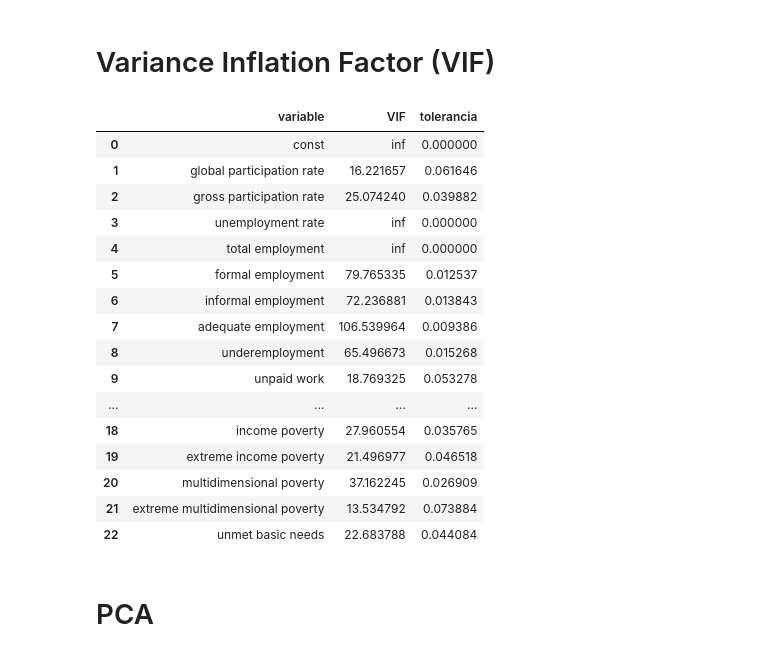
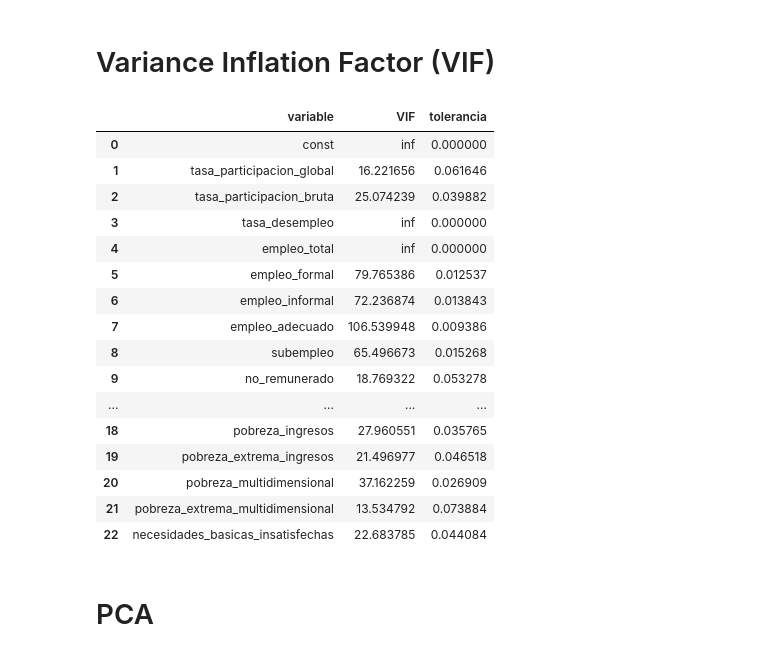
Before and after one commit to daniblinzan/CIENCIA-DE-DATOS, a Jupyter notebook: enemdu_icm_ingles.ipynb, the cells around one changed output. Drawn from its saved outputs; the diff is of its cells as text; code cells hidden in the pictures.

```diff
--- a/enemdu_icm_ingles.ipynb
+++ b/enemdu_icm_ingles.ipynb
@@ -241,37 +309,37 @@ chart
 # %% [markdown]
 # Variance Inflation Factor (VIF)
 # %%
-exclude_cols = ['p year', 'p city', 'province', 'canton', 'parish']
+exclude_cols = ['p_anio', 'p_ciudad', 'provincia', 'canton', 'parroquia']
 X = df.drop(columns=exclude_cols).copy()
 X = X.apply(pd.to_numeric, errors='coerce').dropna()
 
 X_const = sm.add_constant(X)
 
 vif_df = pd.DataFrame({
     'variable': X_const.columns,
     'VIF': [variance_inflation_factor(X_const.values, i) for i in range(X_const.shape[1])]
 })
 
 vif_df['tolerancia'] = 1 / vif_df['VIF']
 vif_df
 # %% [output]
 |  | variable | VIF | tolerancia |
 | 0 | const | inf | 0.000000 |
-| 1 | global participation rate | 16.221657 | 0.061646 |
-| 2 | gross participation rate | 25.074240 | 0.039882 |
-| 3 | unemployment rate | inf | 0.000000 |
-| 4 | total employment | inf | 0.000000 |
-| 5 | formal employment | 79.765335 | 0.012537 |
-| 6 | informal employment | 72.236881 | 0.013843 |
-| 7 | adequate employment | 106.539964 | 0.009386 |
-| 8 | underemployment | 65.496673 | 0.015268 |
-| 9 | unpaid work | 18.769325 | 0.053278 |
+| 1 | tasa_participacion_global | 16.221656 | 0.061646 |
+| 2 | tasa_participacion_bruta | 25.074239 | 0.039882 |
+| 3 | tasa_desempleo | inf | 0.000000 |
+| 4 | empleo_total | inf | 0.000000 |
+| 5 | empleo_formal | 79.765386 | 0.012537 |
+| 6 | empleo_informal | 72.236874 | 0.013843 |
+| 7 | empleo_adecuado | 106.539948 | 0.009386 |
+| 8 | subempleo | 65.496673 | 0.015268 |
+| 9 | no_remunerado | 18.769322 | 0.053278 |
 | ... | ... | ... | ... |
-| 18 | income poverty | 27.960554 | 0.035765 |
-| 19 | extreme income poverty | 21.496977 | 0.046518 |
-| 20 | multidimensional poverty | 37.162245 | 0.026909 |
-| 21 | extreme multidimensional poverty | 13.534792 | 0.073884 |
-| 22 | unmet basic needs | 22.683788 | 0.044084 |
+| 18 | pobreza_ingresos | 27.960551 | 0.035765 |
+| 19 | pobreza_extrema_ingresos | 21.496977 | 0.046518 |
+| 20 | pobreza_multidimensional | 37.162259 | 0.026909 |
+| 21 | pobreza_extrema_multidimensional | 13.534792 | 0.073884 |
+| 22 | necesidades_basicas_insatisfechas | 22.683785 | 0.044084 |
 # %% [markdown]
 # PCA
 # %%
```
Also changed, not shown: parts of 19 cells of this notebook, 1 other file.
